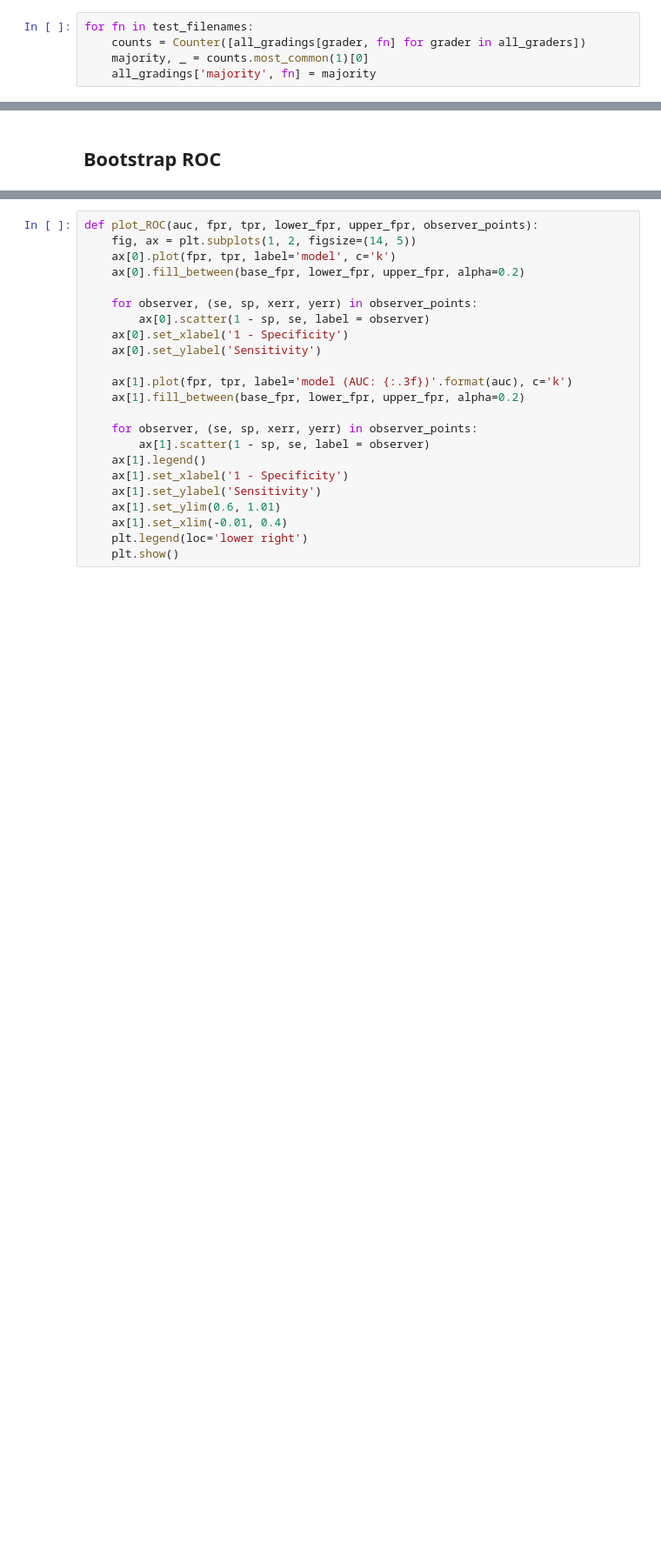
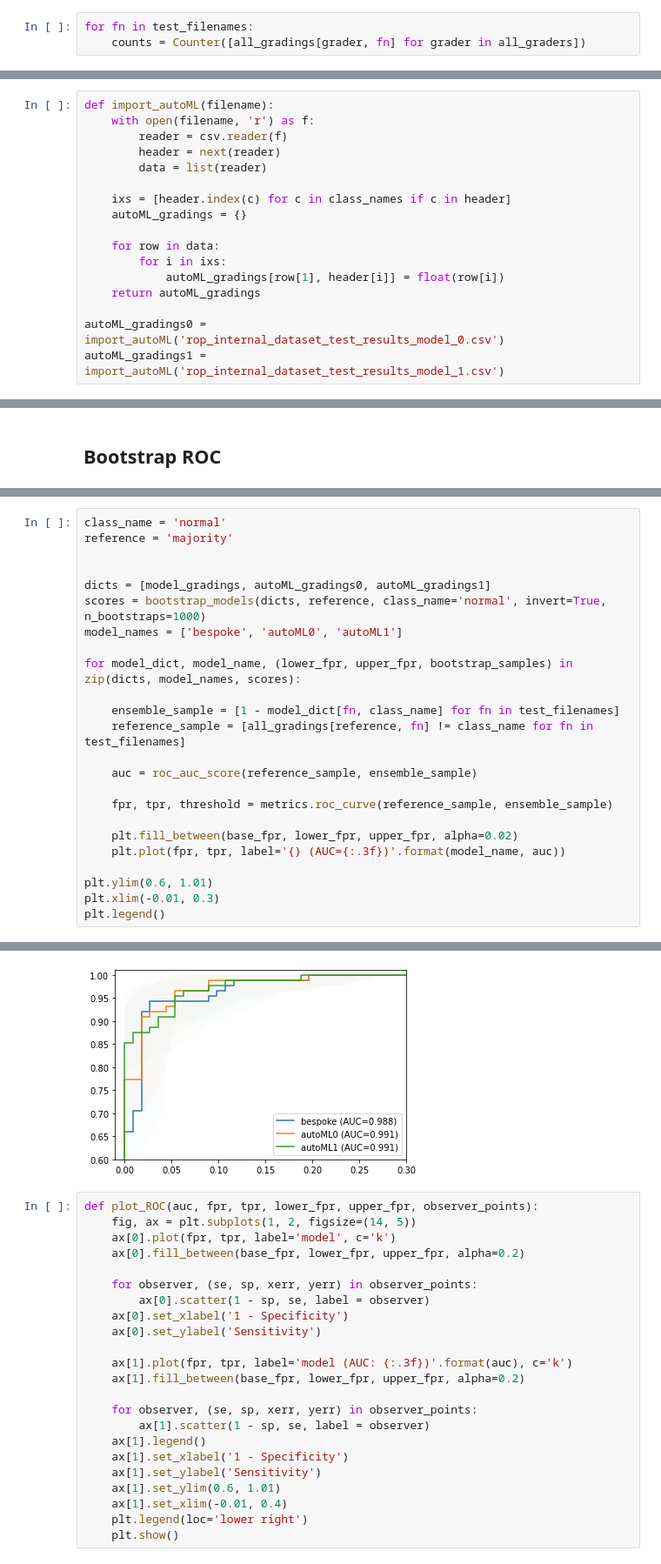
Before and after one commit to MoorfieldsInnovationLab/ROP, a Jupyter notebook: model_development/Evaluate220221.ipynb, the cells around one changed output, grey strips where cells are left out. Shown at 87% size. Cells and saved outputs as stored; diff of their text form; blank space fills up the shorter version.

Commit message:
adding Figures notebook

```diff
--- a/model_development/Evaluate220221.ipynb
+++ b/model_development/Evaluate220221.ipynb
@@ -107,8 +121,6 @@ all_graders
 # %%
 for fn in test_filenames:
     counts = Counter([all_gradings[grader, fn] for grader in all_graders])
-    majority, _ = counts.most_common(1)[0]
-    all_gradings['majority', fn] = majority
 # %% [markdown]
 ## Load model output
 # %%
@@ -137,0 +152,17 @@ for file in test_filenames:
+# %%
+def import_autoML(filename):
+    with open(filename, 'r') as f:
+        reader = csv.reader(f)
+        header = next(reader)
+        data = list(reader)
+
+    ixs = [header.index(c) for c in class_names if c in header]
+    autoML_gradings = {}
+
+    for row in data:
+        for i in ixs:
+            autoML_gradings[row[1], header[i]] = float(row[i])
+    return autoML_gradings
+
+autoML_gradings0 = import_autoML('rop_internal_dataset_test_results_model_0.csv')
+autoML_gradings1 = import_autoML('rop_internal_dataset_test_results_model_1.csv')
@@ -349,3 +427,28 @@ def get_bootstrap_scores(reference, class_name='normal', invert=True):
     observer_points = [(observer, get_error_bar(reference, observer, bootstrap_samples))
                        for observer in all_graders if observer != reference]
     return auc, fpr, tpr, lower_fpr, upper_fpr, observer_points
+# %%
+class_name = 'normal'
+reference = 'majority'
+
+
+dicts = [model_gradings, autoML_gradings0, autoML_gradings1]
+scores = bootstrap_models(dicts, reference, class_name='normal', invert=True, n_bootstraps=1000)
+model_names = ['bespoke', 'autoML0', 'autoML1']
+
+for model_dict, model_name, (lower_fpr, upper_fpr, bootstrap_samples) in zip(dicts, model_names, scores):
+
+    ensemble_sample = [1 - model_dict[fn, class_name] for fn in test_filenames]
+    reference_sample = [all_gradings[reference, fn] != class_name for fn in test_filenames]
+
+    auc = roc_auc_score(reference_sample, ensemble_sample)
+
+    fpr, tpr, threshold = metrics.roc_curve(reference_sample, ensemble_sample)
+
+    plt.fill_between(base_fpr, lower_fpr, upper_fpr, alpha=0.02)
+    plt.plot(fpr, tpr, label='{} (AUC={:.3f})'.format(model_name, auc))
+
+plt.ylim(0.6, 1.01)
+plt.xlim(-0.01, 0.3)
+plt.legend()
+# %% [output]
@@ -352,3 +456,4 @@ def get_bootstrap_scores(reference, class_name='normal', invert=True):
+[figure, added]
 # %%
 def plot_ROC(auc, fpr, tpr, lower_fpr, upper_fpr, observer_points):
     fig, ax = plt.subplots(1, 2, figsize=(14, 5))
```
Also changed, not shown: parts of 29 cells of this notebook, 1 other file.
